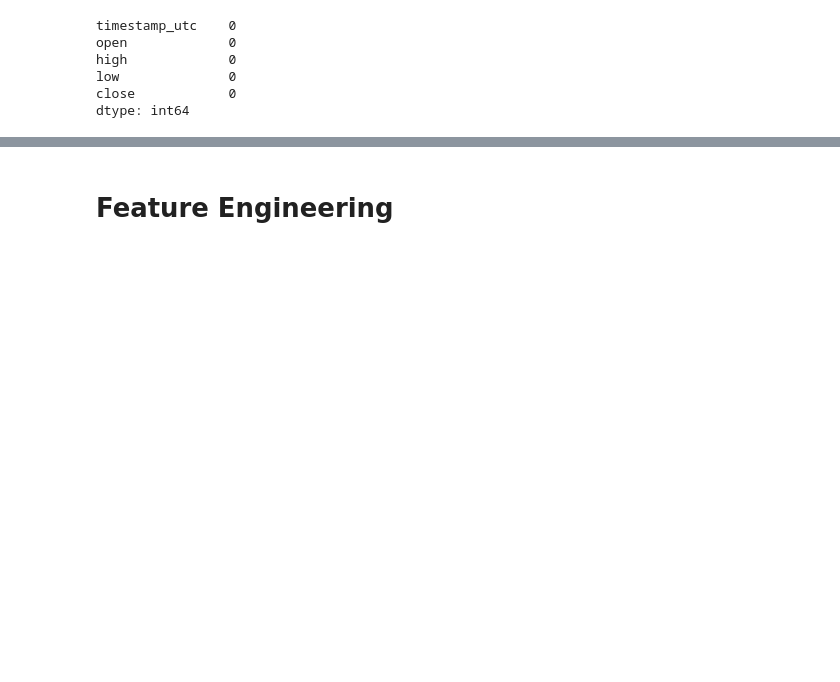
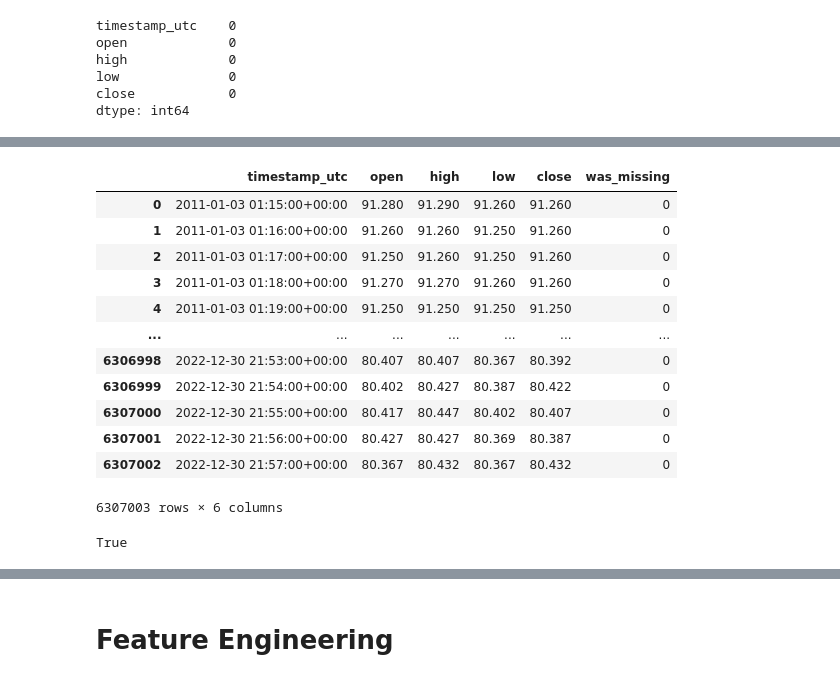
Before and after one commit to fstevener/trump_oil_analysis_v2, a Jupyter notebook: 01_notebooks/2.0_data_preparation_wti.ipynb, the cells around one changed output, grey strips where cells are left out. Saved outputs shown, nothing was run; the diff lists cells and outputs as text; code cells hidden in the pictures; blank space fills up the shorter version.

```diff
--- a/01_notebooks/2.0_data_preparation_wti.ipynb
+++ b/01_notebooks/2.0_data_preparation_wti.ipynb
@@ -154,0 +266,20 @@ dtype: int64
+# %%
+wti_v2
+# %% [output]
+|  | timestamp_utc | open | high | low | close | was_missing |
+| 0 | 2011-01-03 01:15:00+00:00 | 91.280 | 91.290 | 91.260 | 91.260 | 0 |
+| 1 | 2011-01-03 01:16:00+00:00 | 91.260 | 91.260 | 91.250 | 91.260 | 0 |
+| 2 | 2011-01-03 01:17:00+00:00 | 91.250 | 91.260 | 91.250 | 91.260 | 0 |
+| 3 | 2011-01-03 01:18:00+00:00 | 91.270 | 91.270 | 91.260 | 91.260 | 0 |
+| 4 | 2011-01-03 01:19:00+00:00 | 91.250 | 91.250 | 91.250 | 91.250 | 0 |
+| ... | ... | ... | ... | ... | ... | ... |
+| 6306998 | 2022-12-30 21:53:00+00:00 | 80.407 | 80.407 | 80.367 | 80.392 | 0 |
+| 6306999 | 2022-12-30 21:54:00+00:00 | 80.402 | 80.427 | 80.387 | 80.422 | 0 |
+| 6307000 | 2022-12-30 21:55:00+00:00 | 80.417 | 80.447 | 80.402 | 80.407 | 0 |
+| 6307001 | 2022-12-30 21:56:00+00:00 | 80.427 | 80.427 | 80.369 | 80.387 | 0 |
+| 6307002 | 2022-12-30 21:57:00+00:00 | 80.367 | 80.432 | 80.367 | 80.432 | 0 |
+6307003 rows × 6 columns
+# %%
+wti_v2["timestamp_utc"].is_monotonic_increasing
+# %% [output]
+True
```
Also changed, not shown: parts of 24 cells of this notebook, 1 other file.
